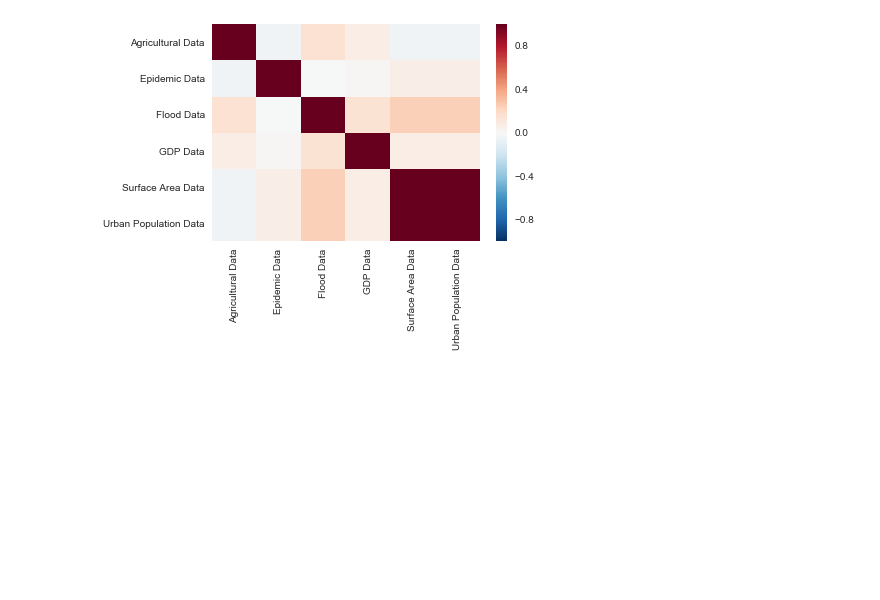
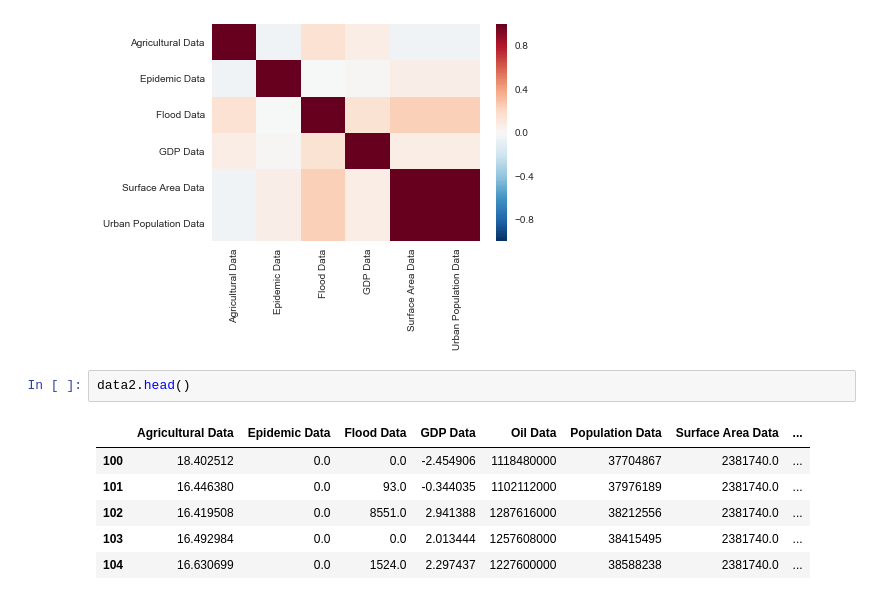
Before and after one commit to mike-gee/datascience, a Jupyter notebook: findingCorrelation.ipynb, the cells around one changed output. Drawn from its saved outputs; the diff is of its cells as text; blank space fills up the shorter version.

```diff
--- a/findingCorrelation.ipynb
+++ b/findingCorrelation.ipynb
@@ -273,3 +273,12 @@ sns.heatmap(data2.corr())
 # %% [output]
 <matplotlib.axes._subplots.AxesSubplot at 0x...>
 [figure]
+# %%
+data2.head()
+# %% [output]
+|  | Agricultural Data | Epidemic Data | Flood Data | GDP Data | Oil Data | Population Data | Surface Area Data | ... |
+| 100 | 18.402512 | 0.0 | 0.0 | -2.454906 | 1118480000 | 37704867 | 2381740.0 | ... |
+| 101 | 16.446380 | 0.0 | 93.0 | -0.344035 | 1102112000 | 37976189 | 2381740.0 | ... |
+| 102 | 16.419508 | 0.0 | 8551.0 | 2.941388 | 1287616000 | 38212556 | 2381740.0 | ... |
+| 103 | 16.492984 | 0.0 | 0.0 | 2.013444 | 1257608000 | 38415495 | 2381740.0 | ... |
+| 104 | 16.630699 | 0.0 | 1524.0 | 2.297437 | 1227600000 | 38588238 | 2381740.0 | ... |
```
Also changed, not shown: parts of 5 cells of this notebook.
